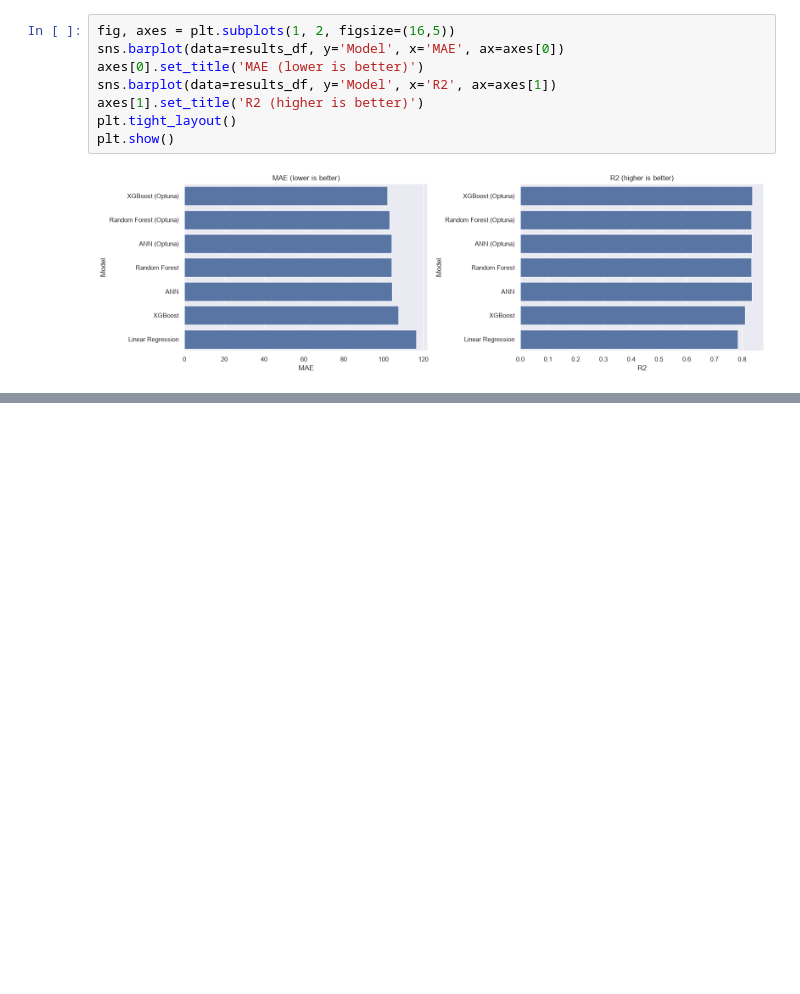
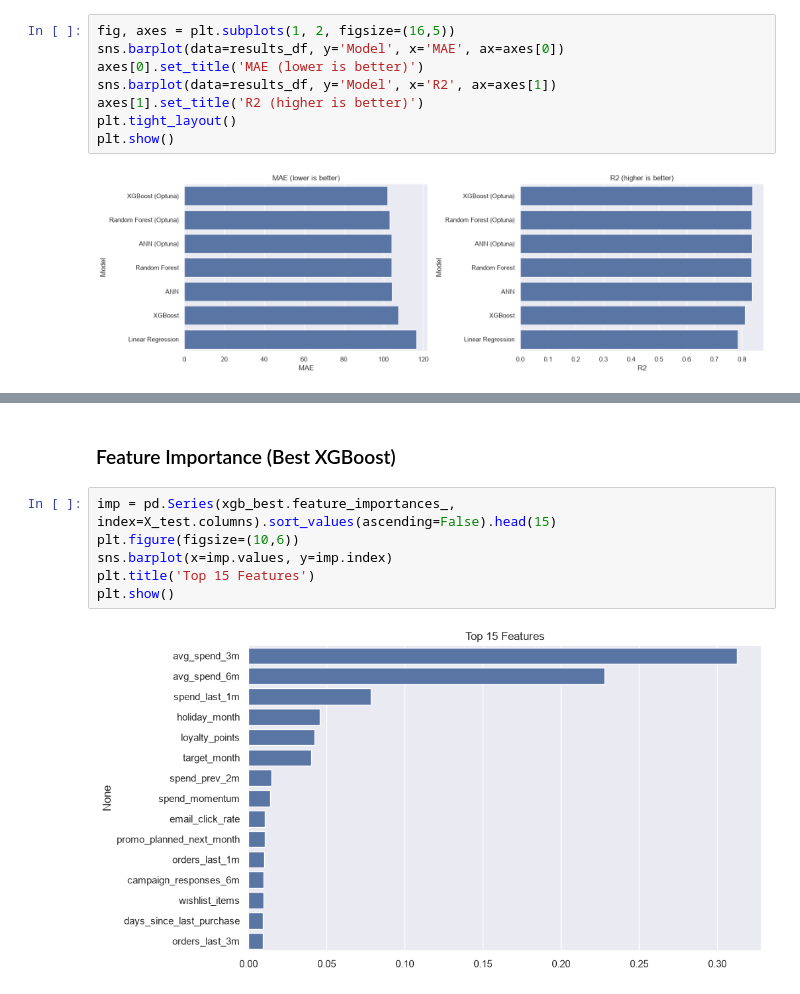
Before and after one commit to arkadeycns/cosmo, a Jupyter notebook: 06_validation.ipynb, the cells around one changed output, grey strips where cells are left out. Drawn from its saved outputs; the diff is of its cells as text; blank space fills up the shorter version.

```diff
--- a/06_validation.ipynb
+++ b/06_validation.ipynb
@@ -67,0 +91,10 @@ plt.show()
+# %% [markdown]
+### Feature Importance (Best XGBoost)
+# %%
+imp = pd.Series(xgb_best.feature_importances_, index=X_test.columns).sort_values(ascending=False).head(15)
+plt.figure(figsize=(10,6))
+sns.barplot(x=imp.values, y=imp.index)
+plt.title('Top 15 Features')
+plt.show()
+# %% [output]
+[figure, added]
```
Also changed, not shown: parts of 5 cells of this notebook.
